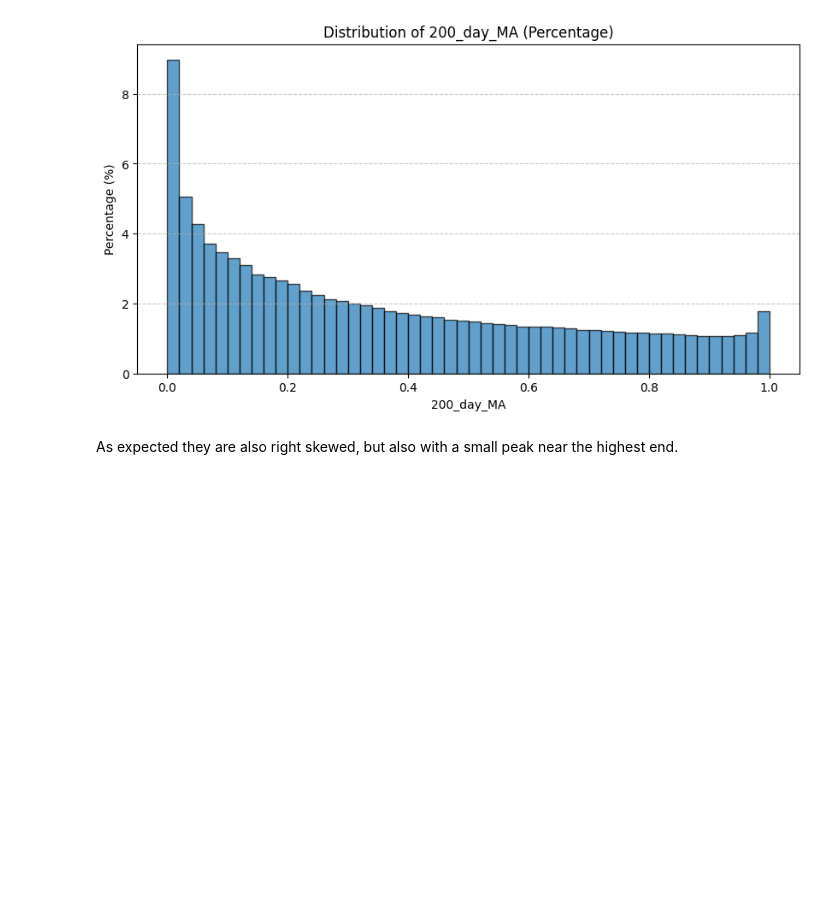
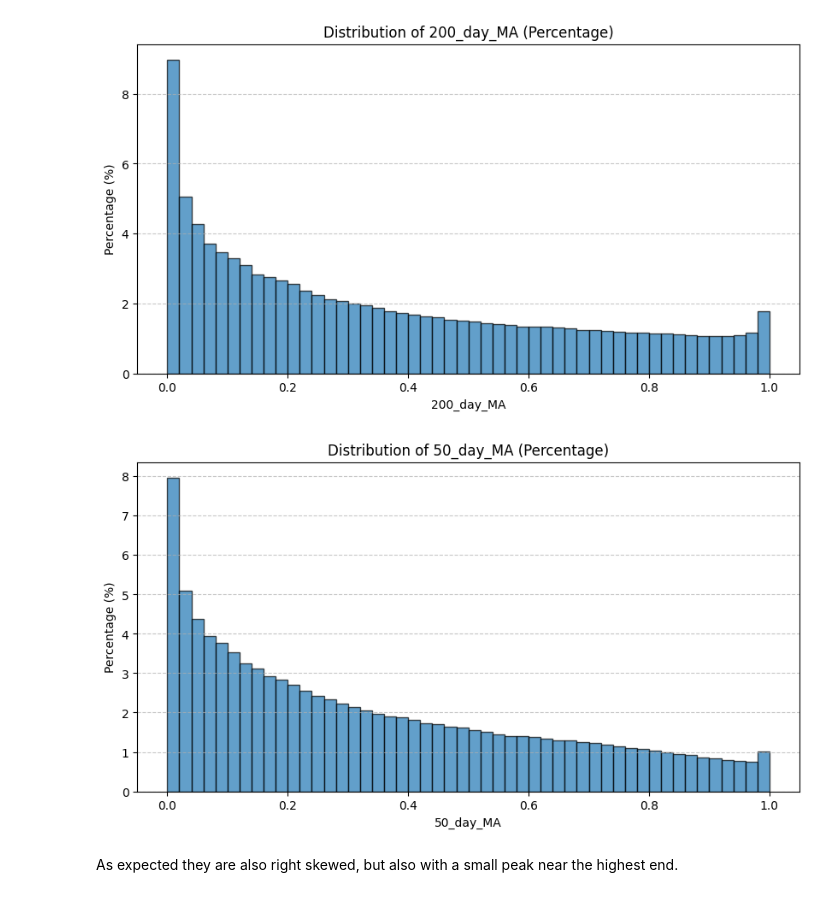
Before and after one commit to thunder913/Deep-Learning, a Jupyter notebook: stocks_deep_learning.ipynb, the cells around one changed output. Saved outputs shown, nothing was run; the diff lists cells and outputs as text; code cells hidden in the pictures; blank space fills up the shorter version.

```diff
--- a/stocks_deep_learning.ipynb
+++ b/stocks_deep_learning.ipynb
@@ -330,6 +330,10 @@ And finally lets see the moving averages.
 plot_adjusted_close_histogram(stock_data_tidy, '200_day_MA')
 # %% [output]
 [figure]
+# %%
+plot_adjusted_close_histogram(stock_data_tidy, '50_day_MA')
+# %% [output]
+[figure, added]
 # %% [markdown]
 As expected they are also right skewed, but also with a small peak near the highest end.
 # %% [markdown]
```
Also changed, not shown: parts of 20 cells of this notebook, 2 other files.
